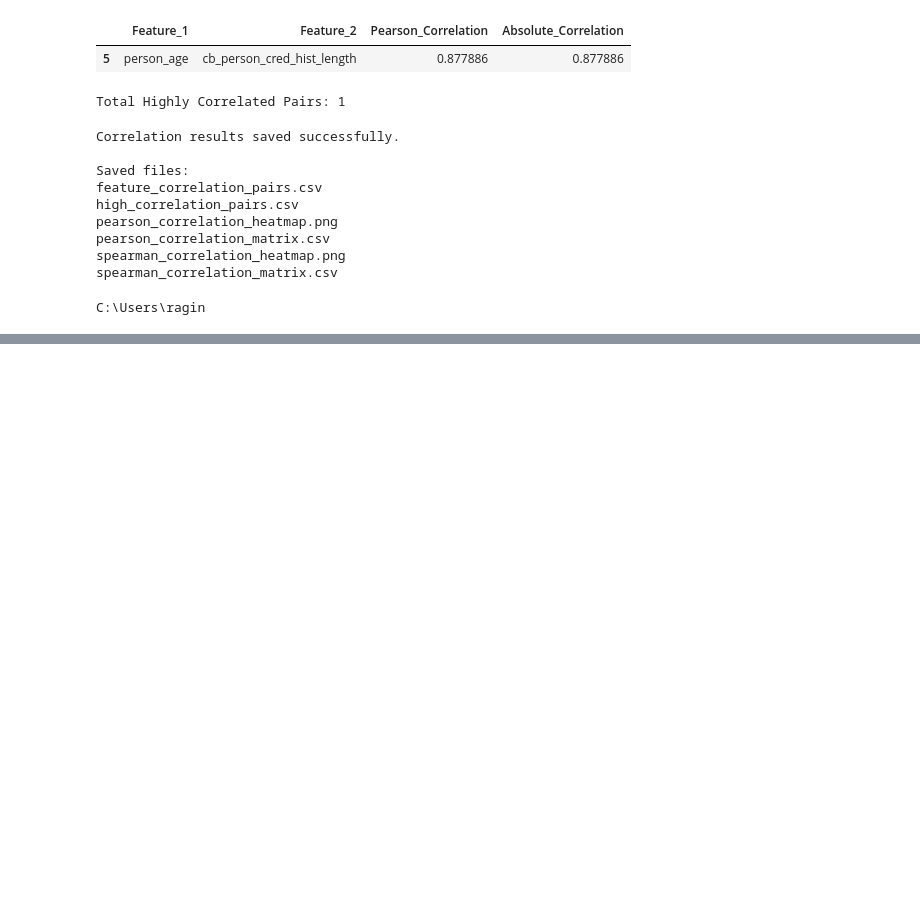
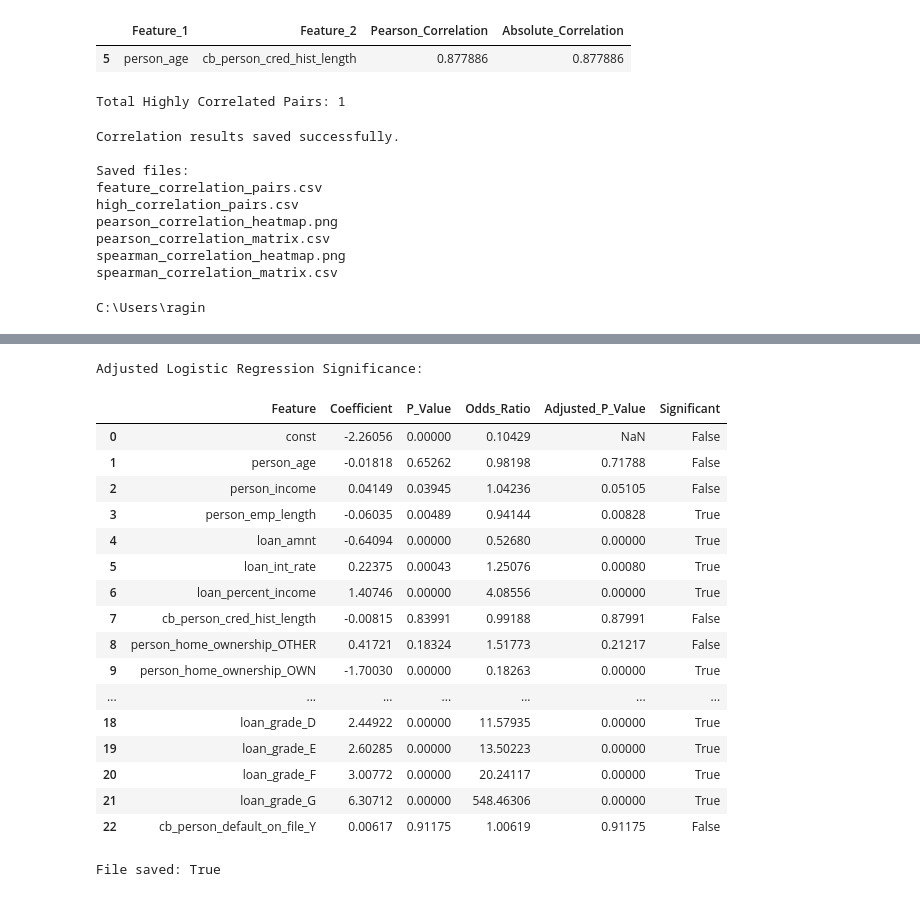
Before and after one commit to pujansonani/axlero-data-analytics, a Jupyter notebook: notebooks/member3/feature_selection_validation.ipynb, the cells around one changed output, grey strips where cells are left out. Saved outputs shown, nothing was run; the diff lists cells and outputs as text; code cells hidden in the pictures; blank space fills up the shorter version.

Commit message:
Add multicollinearity and statistical significance validation

```diff
--- a/notebooks/member3/feature_selection_validation.ipynb
+++ b/notebooks/member3/feature_selection_validation.ipynb
@@ -298,0 +443,11 @@ C:\Users\ragin
+# %%
+from pathlib import Path
+
+output_dir = Path(
+    r"C:\Users\ragin\axlero-data-analytics\reports\member3_outputs"
+)
+
+file_path = output_dir / "vif_results.csv"
+
+print("File exists:", file_path.exists())
+print("File location:", file_path)
@@ -298,0 +658,58 @@ C:\Users\ragin
+# %%
+
+import pandas as pd
+import numpy as np
+from statsmodels.stats.multitest import multipletests
+
+logistic_results = pd.DataFrame({
+    "Feature": logit_result.params.index,
+    "Coefficient": logit_result.params.values,
+    "P_Value": logit_result.pvalues.values,
+    "Odds_Ratio": np.exp(logit_result.params.values)
+})
+
+# Exclude intercept from multiple-testing correction
+predictor_mask = logistic_results["Feature"] != "const"
+
+logistic_results.loc[
+    predictor_mask, "Adjusted_P_Value"
+] = multipletests(
+    logistic_results.loc[predictor_mask, "P_Value"],
+    method="fdr_bh"
+)[1]
+
+logistic_results["Significant"] = (
+    logistic_results["Adjusted_P_Value"] < 0.05
+)
+
+print("Adjusted Logistic Regression Significance:")
+display(logistic_results.round(5))
+
+logistic_results.to_csv(
+    output_dir / "logistic_significance_results.csv",
+    index=False
+)
+
+print("File saved:", (
+    output_dir / "logistic_significance_results.csv"
+).exists())
+# %% [output]
+Adjusted Logistic Regression Significance:
+|  | Feature | Coefficient | P_Value | Odds_Ratio | Adjusted_P_Value | Significant |
+| 0 | const | -2.26056 | 0.00000 | 0.10429 | NaN | False |
+| 1 | person_age | -0.01818 | 0.65262 | 0.98198 | 0.71788 | False |
+| 2 | person_income | 0.04149 | 0.03945 | 1.04236 | 0.05105 | False |
+| 3 | person_emp_length | -0.06035 | 0.00489 | 0.94144 | 0.00828 | True |
+| 4 | loan_amnt | -0.64094 | 0.00000 | 0.52680 | 0.00000 | True |
+| 5 | loan_int_rate | 0.22375 | 0.00043 | 1.25076 | 0.00080 | True |
+| 6 | loan_percent_income | 1.40746 | 0.00000 | 4.08556 | 0.00000 | True |
+| 7 | cb_person_cred_hist_length | -0.00815 | 0.83991 | 0.99188 | 0.87991 | False |
+| 8 | person_home_ownership_OTHER | 0.41721 | 0.18324 | 1.51773 | 0.21217 | False |
+| 9 | person_home_ownership_OWN | -1.70030 | 0.00000 | 0.18263 | 0.00000 | True |
+| ... | ... | ... | ... | ... | ... | ... |
+| 18 | loan_grade_D | 2.44922 | 0.00000 | 11.57935 | 0.00000 | True |
+| 19 | loan_grade_E | 2.60285 | 0.00000 | 13.50223 | 0.00000 | True |
+| 20 | loan_grade_F | 3.00772 | 0.00000 | 20.24117 | 0.00000 | True |
+| 21 | loan_grade_G | 6.30712 | 0.00000 | 548.46306 | 0.00000 | True |
+| 22 | cb_person_default_on_file_Y | 0.00617 | 0.91175 | 1.00619 | 0.91175 | False |
+File saved: True
```
Also changed, not shown: parts of 15 cells of this notebook, 4 other files.
